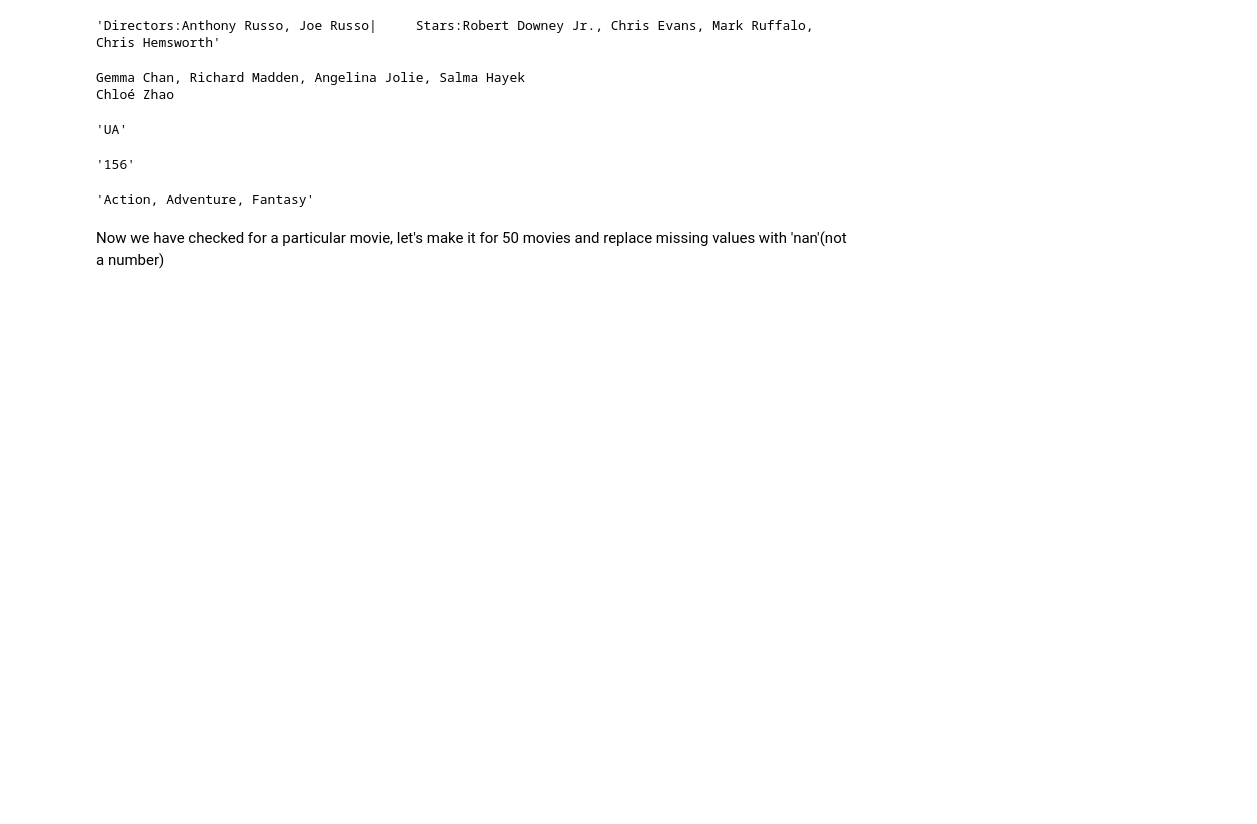
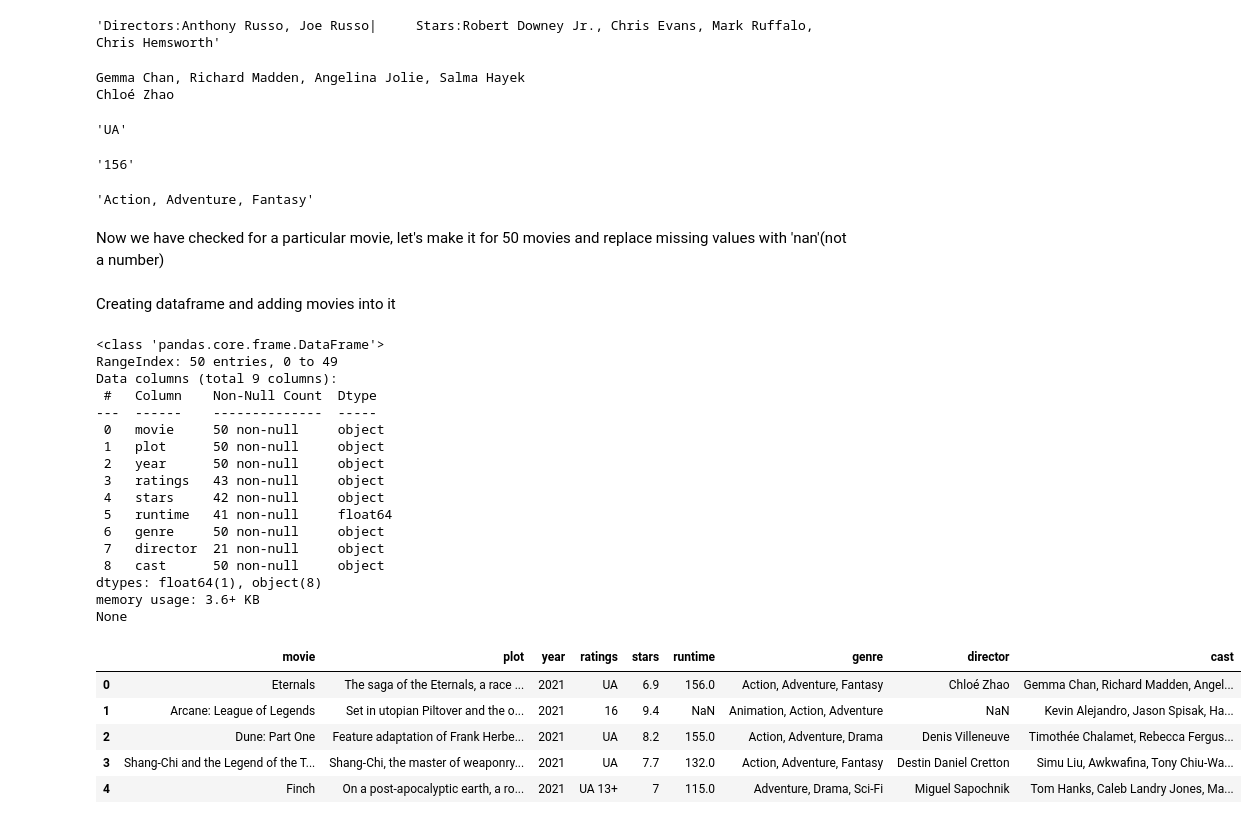
Before and after one commit to Kedar-Khedkar/Web-scraping-IMDB-movies, a Jupyter notebook: Imdb_webscraping.ipynb, the cells around one changed output. Saved outputs shown, nothing was run; the diff lists cells and outputs as text; code cells hidden in the pictures; blank space fills up the shorter version.

Commit message:
created dataframe and added movies into it

```diff
--- a/Imdb_webscraping.ipynb
+++ b/Imdb_webscraping.ipynb
@@ -177,3 +177,34 @@ for movie in sci_fi_container:
         imdb_rating.append(imdb_score['data-value'])
     except:
         imdb_rating.append(np.nan)
+# %% [markdown]
+Creating dataframe and adding movies into it
+# %%
+movies_df = pd.DataFrame({'movie':titles,'plot':description,'year':movie_year,'ratings':movie_ratings,
+                          'stars':imdb_rating,'runtime':runtime,'genre':movie_genre,'director':movie_director,'cast':cast})
+print(movies_df.info())
+movies_df.head()
+# %% [output]
+<class 'pandas.core.frame.DataFrame'>
+RangeIndex: 50 entries, 0 to 49
+Data columns (total 9 columns):
+ #   Column    Non-Null Count  Dtype
+---  ------    --------------  -----
+ 0   movie     50 non-null     object
+ 1   plot      50 non-null     object
+ 2   year      50 non-null     object
+ 3   ratings   43 non-null     object
+ 4   stars     42 non-null     object
+ 5   runtime   41 non-null     float64
+ 6   genre     50 non-null     object
+ 7   director  21 non-null     object
+ 8   cast      50 non-null     object
+dtypes: float64(1), object(8)
+memory usage: 3.6+ KB
+None
+|  | movie | plot | year | ratings | stars | runtime | genre | director | cast |
+| 0 | Eternals | The saga of the Eternals, a race ... | 2021 | UA | 6.9 | 156.0 | Action, Adventure, Fantasy | Chloé Zhao | Gemma Chan, Richard Madden, Angel... |
+| 1 | Arcane: League of Legends | Set in utopian Piltover and the o... | 2021 | 16 | 9.4 | NaN | Animation, Action, Adventure | NaN | Kevin Alejandro, Jason Spisak, Ha... |
+| 2 | Dune: Part One | Feature adaptation of Frank Herbe... | 2021 | UA | 8.2 | 155.0 | Action, Adventure, Drama | Denis Villeneuve | Timothée Chalamet, Rebecca Fergus... |
+| 3 | Shang-Chi and the Legend of the T... | Shang-Chi, the master of weaponry... | 2021 | UA | 7.7 | 132.0 | Action, Adventure, Fantasy | Destin Daniel Cretton | Simu Liu, Awkwafina, Tony Chiu-Wa... |
+| 4 | Finch | On a post-apocalyptic earth, a ro... | 2021 | UA 13+ | 7 | 115.0 | Adventure, Drama, Sci-Fi | Miguel Sapochnik | Tom Hanks, Caleb Landry Jones, Ma... |
```
